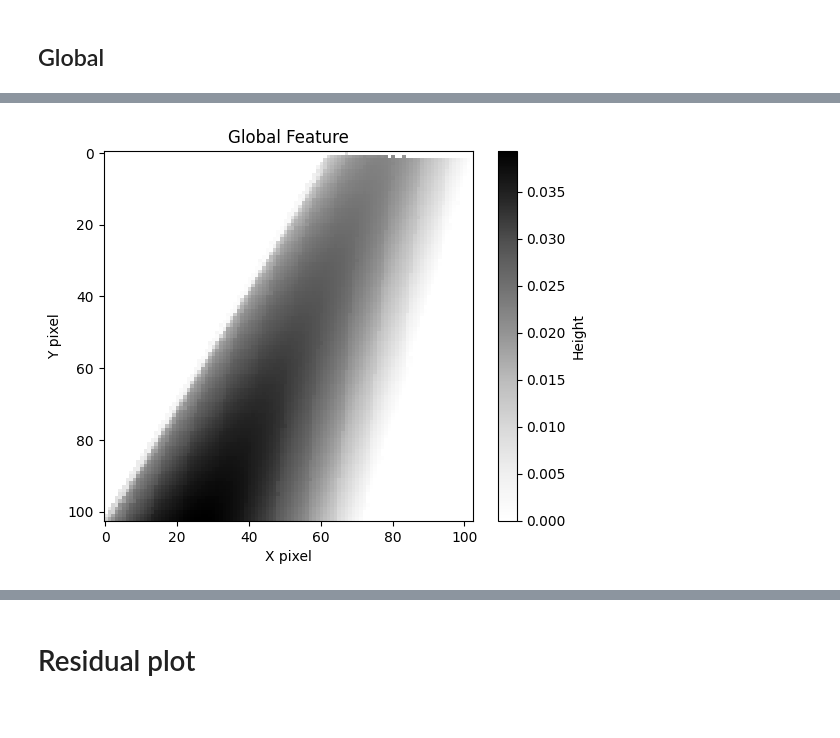
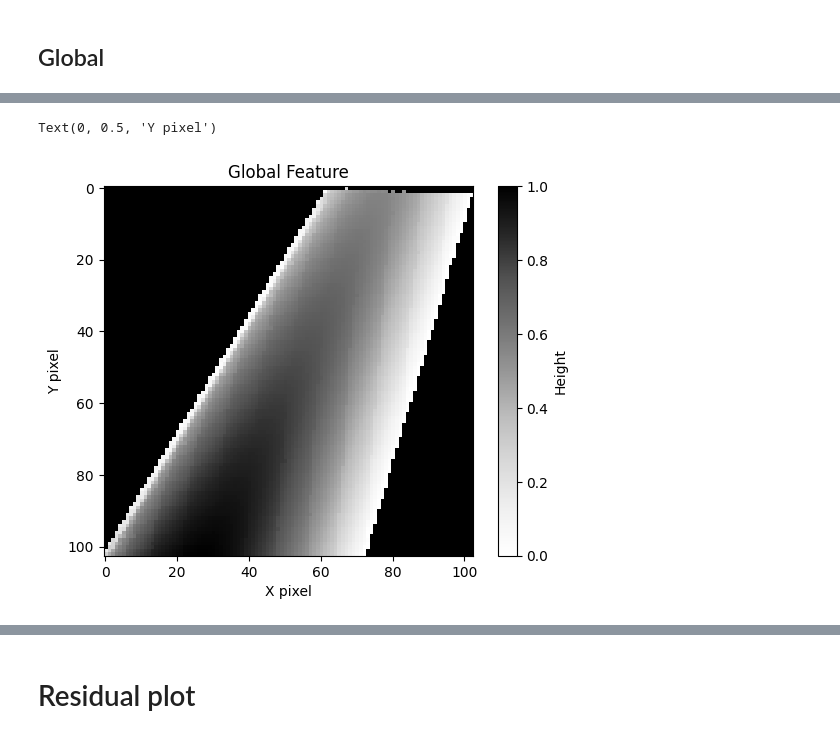
Before and after one commit to PGGO26/M6_HiSa, a Jupyter notebook: plot.ipynb, the cells around one changed output, grey strips where cells are left out. Drawn from its saved outputs; the diff is of its cells as text; code cells hidden in the pictures.

```diff
--- a/plot.ipynb
+++ b/plot.ipynb
@@ -42,27 +53,27 @@ plt.grid()
 # %%
 import numpy as np
 import pandas as pd
-file_path = 'postProcessing/boundaryCloud/1200/cloud_p.xy'
+file_path = 'postProcessing/boundaryCloud/1200/surface_p_res128.xy'
 postProcessing_content = pd.read_csv(file_path, delimiter='\s+', skiprows=0, header=None, names=['x','y','z','p'])
 upper = postProcessing_content[(postProcessing_content['z'] >= 0.)]
 x = upper['x']
 y = upper['y']
 z = upper['z']
 normalized_x = (x - x.min()) / (x.max() - x.min())
 normalized_y = y / y.max()
-normalized_x.min()
+normalized_z = (z - z.min()) / (z.max() - z.min())
 res = round(len(x) ** (1/3))
-npOutput = np.zeros((res,res))
-npOutput[(normalized_x * (res-1)).astype(int), (normalized_y * (res-1)).astype(int)] = z
+npOutput = np.ones((res,res))
+npOutput[(normalized_x * (res-1)).astype(int), (normalized_y * (res-1)).astype(int)] = normalized_z
 field = np.copy(npOutput)
 field = np.flipud(field.transpose())
 
 import matplotlib.pyplot as plt
 plt.imshow(field, cmap='Greys', interpolation='nearest')
 plt.colorbar(label='Height')
 plt.title('Global Feature')
 plt.xlabel('X pixel')
 plt.ylabel('Y pixel')
-plt.show()
 # %% [output]
+Text(0, 0.5, 'Y pixel')
-[figure, old version]
+[figure, new version]
```
Also changed, not shown: parts of 12 cells of this notebook, 1 other file.
